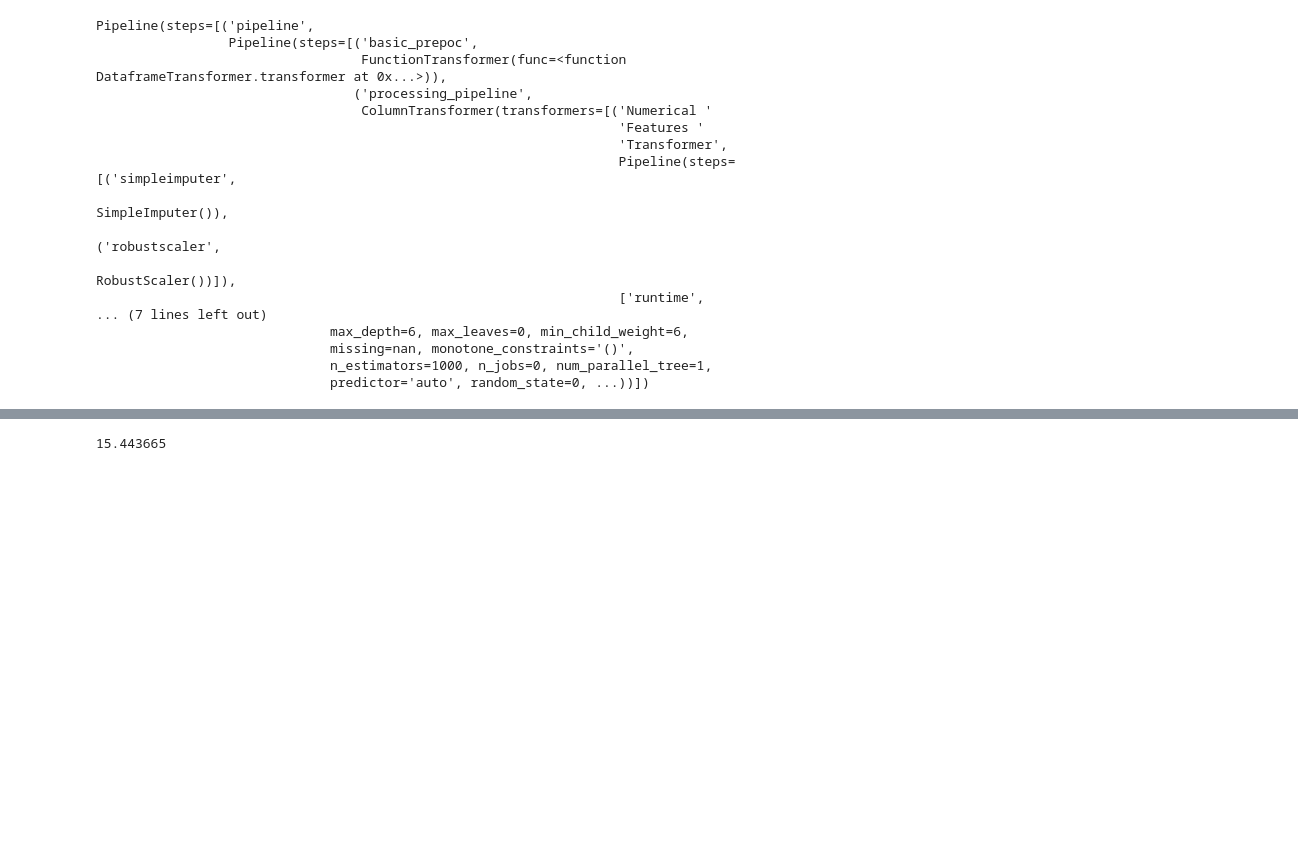
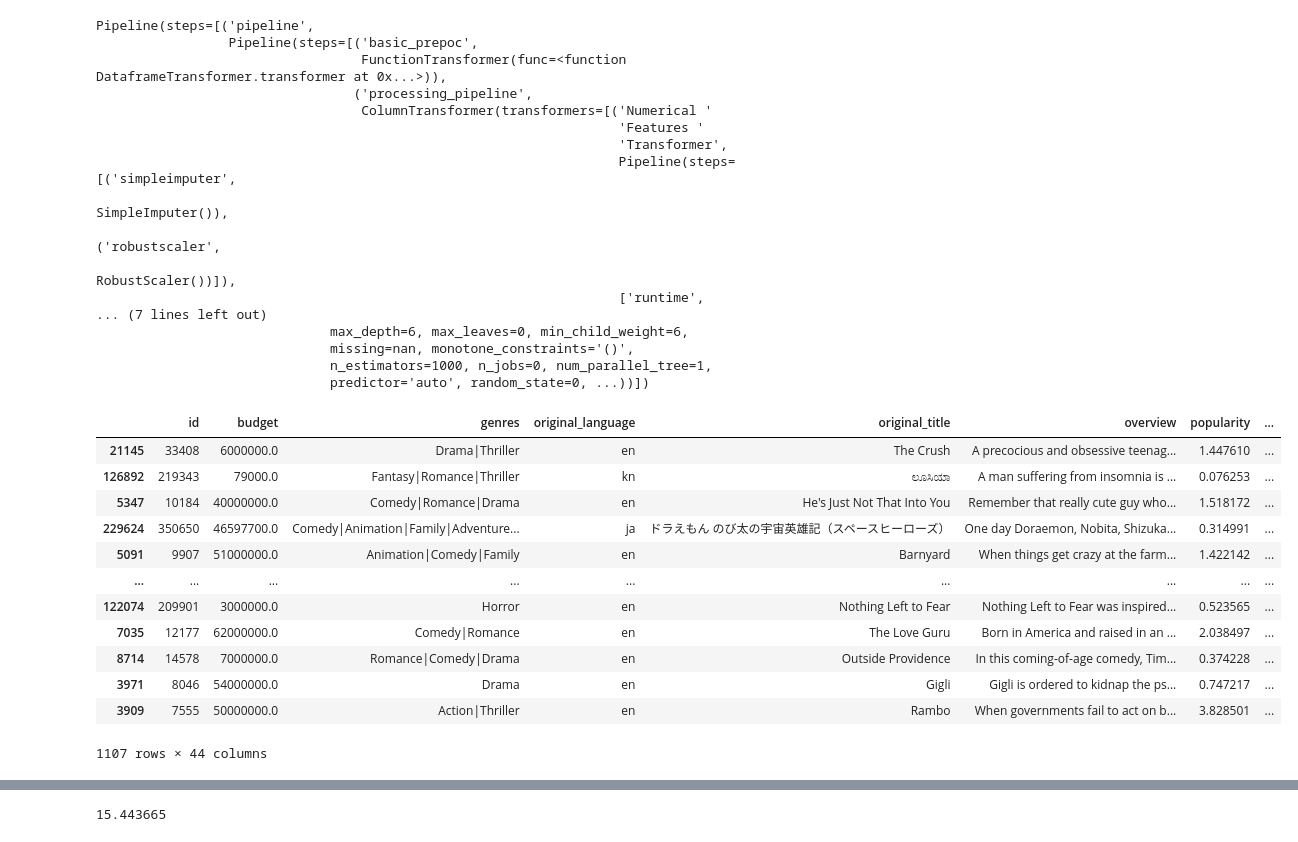
Before and after one commit to khasija/data-movie-revenue-prediction, a Jupyter notebook: notebooks/ketan_final_pipeline_model2.ipynb, the cells around one changed output, grey strips where cells are left out. Drawn from its saved outputs; the diff is of its cells as text; code cells hidden in the pictures; blank space fills up the shorter version.

```diff
--- a/notebooks/ketan_final_pipeline_model2.ipynb
+++ b/notebooks/ketan_final_pipeline_model2.ipynb
@@ -915,0 +920,17 @@ my_pipeline = pickle.load(open("../model/xgb_model2.pkl","rb"))
+# %%
+df_test_merge = pd.merge(X_test,y_test_transformed,left_index=True, right_index=True)
+df_test_merge
+# %% [output]
+|  | id | budget | genres | original_language | original_title | overview | popularity | ... |
+| 21145 | 33408 | 6000000.0 | Drama|Thriller | en | The Crush | A precocious and obsessive teenag... | 1.447610 | ... |
+| 126892 | 219343 | 79000.0 | Fantasy|Romance|Thriller | kn | ಲೂಸಿಯಾ | A man suffering from insomnia is ... | 0.076253 | ... |
+| 5347 | 10184 | 40000000.0 | Comedy|Romance|Drama | en | He's Just Not That Into You | Remember that really cute guy who... | 1.518172 | ... |
+| 229624 | 350650 | 46597700.0 | Comedy|Animation|Family|Adventure... | ja | ドラえもん のび太の宇宙英雄記（スペースヒーローズ） | One day Doraemon, Nobita, Shizuka... | 0.314991 | ... |
+| 5091 | 9907 | 51000000.0 | Animation|Comedy|Family | en | Barnyard | When things get crazy at the farm... | 1.422142 | ... |
+| ... | ... | ... | ... | ... | ... | ... | ... | ... |
+| 122074 | 209901 | 3000000.0 | Horror | en | Nothing Left to Fear | Nothing Left to Fear was inspired... | 0.523565 | ... |
+| 7035 | 12177 | 62000000.0 | Comedy|Romance | en | The Love Guru | Born in America and raised in an ... | 2.038497 | ... |
+| 8714 | 14578 | 7000000.0 | Romance|Comedy|Drama | en | Outside Providence | In this coming-of-age comedy, Tim... | 0.374228 | ... |
+| 3971 | 8046 | 54000000.0 | Drama | en | Gigli | Gigli is ordered to kidnap the ps... | 0.747217 | ... |
+| 3909 | 7555 | 50000000.0 | Action|Thriller | en | Rambo | When governments fail to act on b... | 3.828501 | ... |
+1107 rows × 44 columns
```
Also changed, not shown: parts of 22 cells of this notebook.
